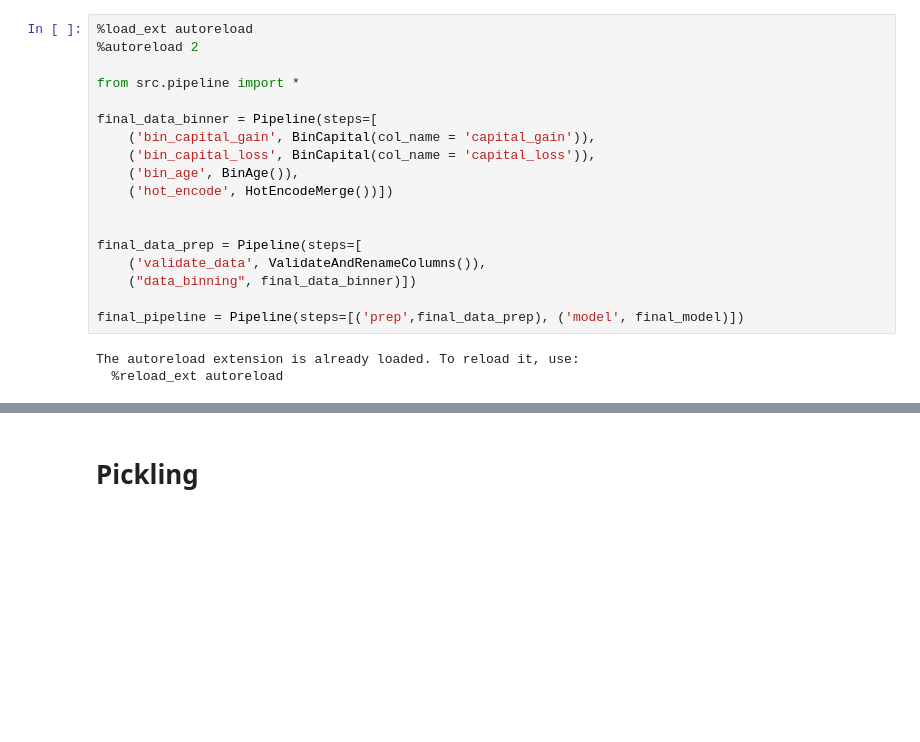
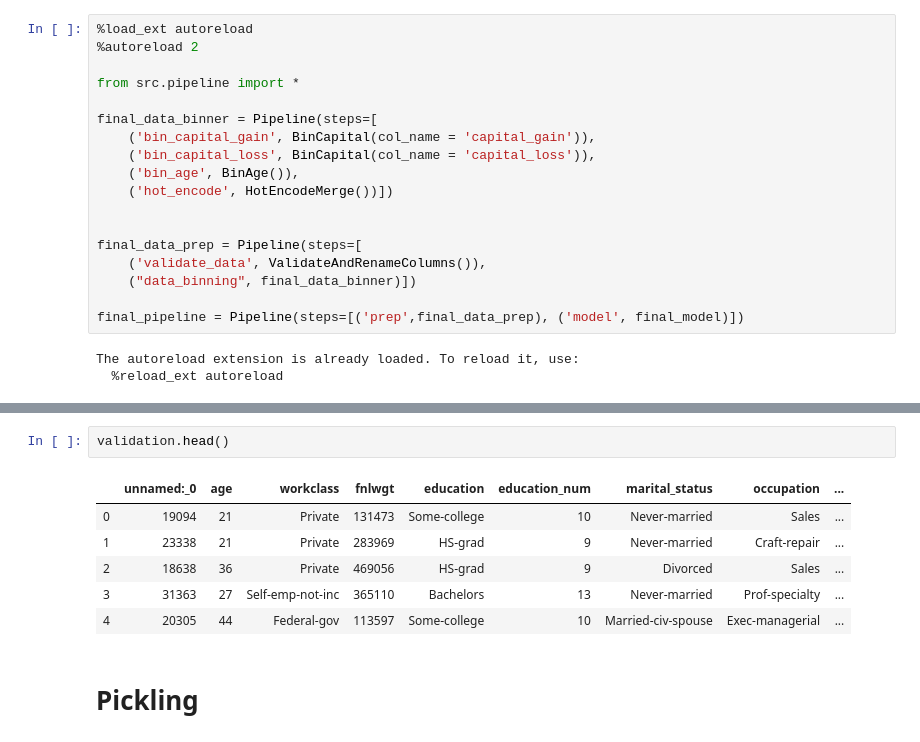
Before and after one commit to lecritch/pickles-pipelines-dsc-sea-chi-051120, a Jupyter notebook: notebooks/index.ipynb, the cells around one changed output, grey strips where cells are left out. Cells and saved outputs as stored; diff of their text form; blank space fills up the shorter version.

```diff
--- a/notebooks/index.ipynb
+++ b/notebooks/index.ipynb
@@ -734,3 +724,12 @@ Accurancy:  0.8427518427518428
+# %%
+validation.head()
+# %% [output]
+|  | unnamed:_0 | age | workclass | fnlwgt | education | education_num | marital_status | occupation | ... |
+| 0 | 19094 | 21 | Private | 131473 | Some-college | 10 | Never-married | Sales | ... |
+| 1 | 23338 | 21 | Private | 283969 | HS-grad | 9 | Never-married | Craft-repair | ... |
+| 2 | 18638 | 36 | Private | 469056 | HS-grad | 9 | Divorced | Sales | ... |
+| 3 | 31363 | 27 | Self-emp-not-inc | 365110 | Bachelors | 13 | Never-married | Prof-specialty | ... |
+| 4 | 20305 | 44 | Federal-gov | 113597 | Some-college | 10 | Married-civ-spouse | Exec-managerial | ... |
 # %% [markdown]
 # Pickling
 # %% [markdown]
```
Also changed, not shown: parts of 19 cells of this notebook, 2 other files.
